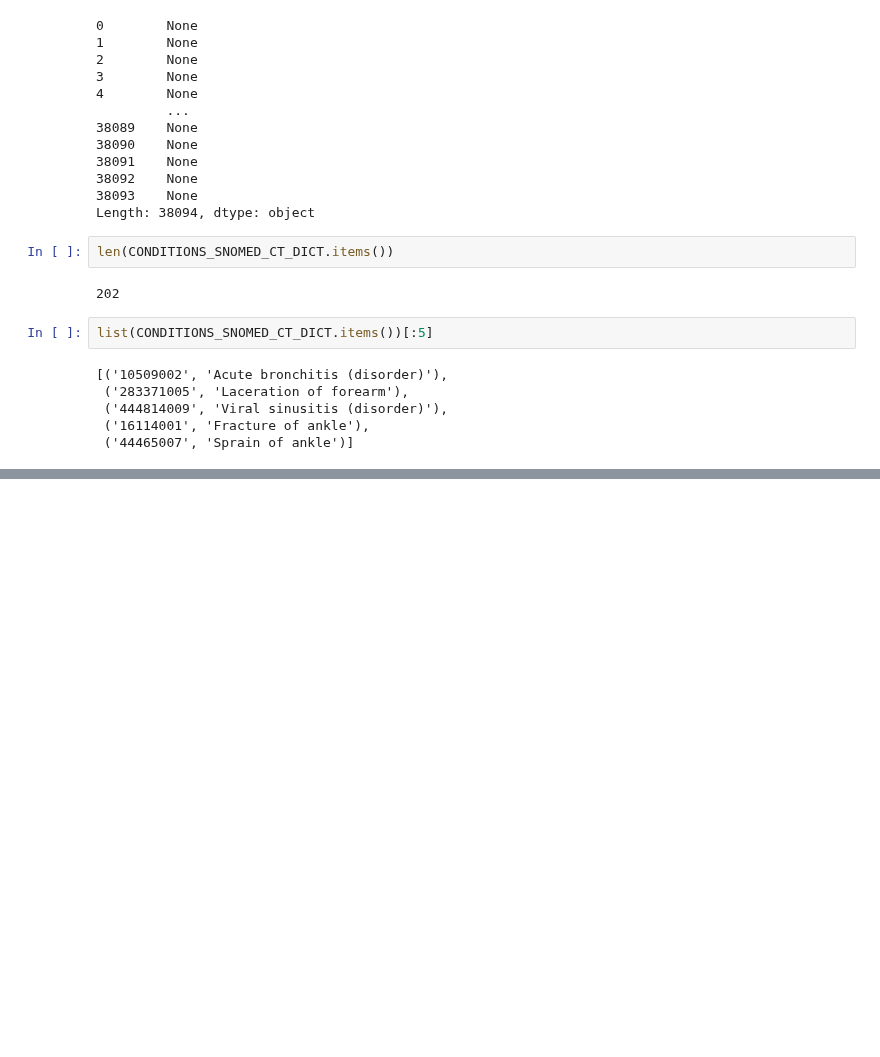
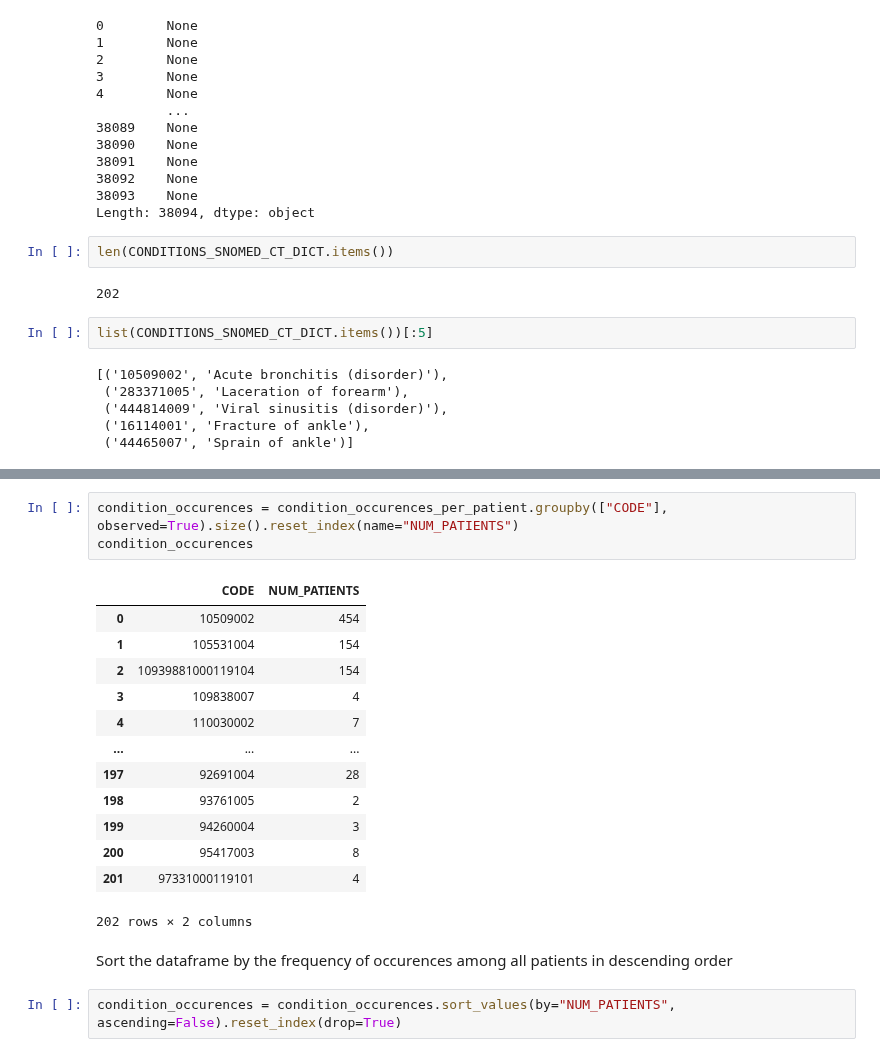
Before and after one commit to Orthologues/VAEQL_plus_Imputation, a Jupyter notebook: data_exploration.ipynb, the cells around one changed output, grey strips where cells are left out. Cells and saved outputs as stored; diff of their text form; blank space fills up the shorter version.

```diff
--- a/data_exploration.ipynb
+++ b/data_exploration.ipynb
@@ -1186,0 +1218,21 @@ list(CONDITIONS_SNOMED_CT_DICT.items())[:5]
+# %%
+condition_occurences = condition_occurences_per_patient.groupby(["CODE"], observed=True).size().reset_index(name="NUM_PATIENTS")
+condition_occurences
+# %% [output]
+|  | CODE | NUM_PATIENTS |
+| 0 | 10509002 | 454 |
+| 1 | 105531004 | 154 |
+| 2 | 10939881000119104 | 154 |
+| 3 | 109838007 | 4 |
+| 4 | 110030002 | 7 |
+| ... | ... | ... |
+| 197 | 92691004 | 28 |
+| 198 | 93761005 | 2 |
+| 199 | 94260004 | 3 |
+| 200 | 95417003 | 8 |
+| 201 | 97331000119101 | 4 |
+202 rows × 2 columns
+# %% [markdown]
+Sort the dataframe by the frequency of occurences among all patients in descending order
+# %%
+condition_occurences = condition_occurences.sort_values(by="NUM_PATIENTS", ascending=False).reset_index(drop=True)
```
Also changed, not shown: parts of 16 cells of this notebook.
